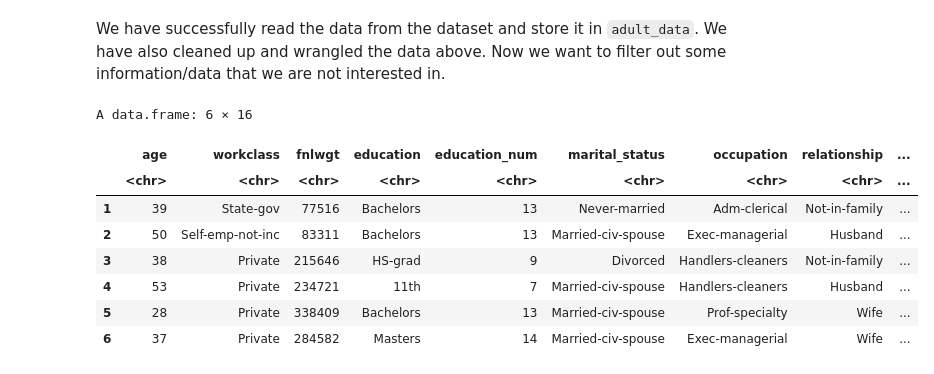
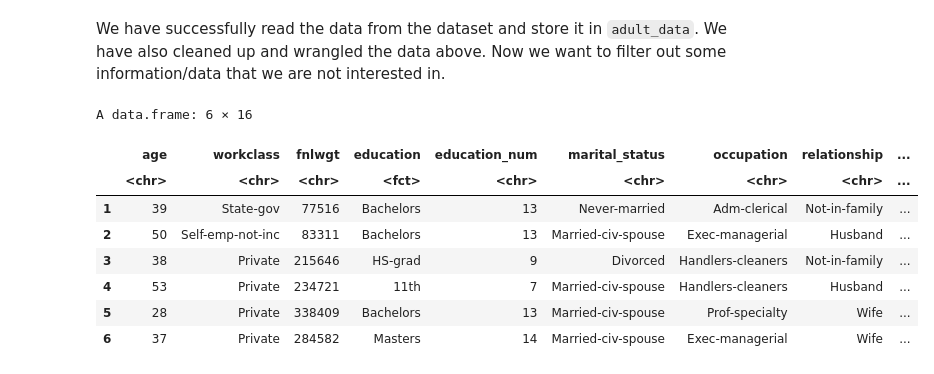
Before and after one commit to Julian-UBC/project-32, a Jupyter notebook: Untitled.ipynb, the cells around one changed output. Drawn from its saved outputs; the diff is of its cells as text; code cells hidden in the pictures.

```diff
--- a/Untitled.ipynb
+++ b/Untitled.ipynb
@@ -49,14 +37,15 @@ We have successfully read the data from the dataset and store it in `adult_data`
 # %%
 data <- adult_df %>%
     filter(!education %in% c("Some-college", "Prof-school", "Assoc-acdm", "Assoc-voc", "Doctorate")) %>%
     mutate(above_50_k = (class == ">50K"),
-          hours_per_week = as.integer(hours_per_week))
+          hours_per_week = as.integer(hours_per_week),
+          education = as.factor(education))
 
 head(data)
 # %% [output]
 A data.frame: 6 × 16
 |  | age | workclass | fnlwgt | education | education_num | marital_status | occupation | relationship | ... |
-|  | <chr> | <chr> | <chr> | <chr> | <chr> | <chr> | <chr> | <chr> | ... |
+|  | <chr> | <chr> | <chr> | <fct> | <chr> | <chr> | <chr> | <chr> | ... |
 | 1 | 39 | State-gov | 77516 | Bachelors | 13 | Never-married | Adm-clerical | Not-in-family | ... |
 | 2 | 50 | Self-emp-not-inc | 83311 | Bachelors | 13 | Married-civ-spouse | Exec-managerial | Husband | ... |
 | 3 | 38 | Private | 215646 | HS-grad | 9 | Divorced | Handlers-cleaners | Not-in-family | ... |
```
Also changed, not shown: parts of 5 cells of this notebook.
